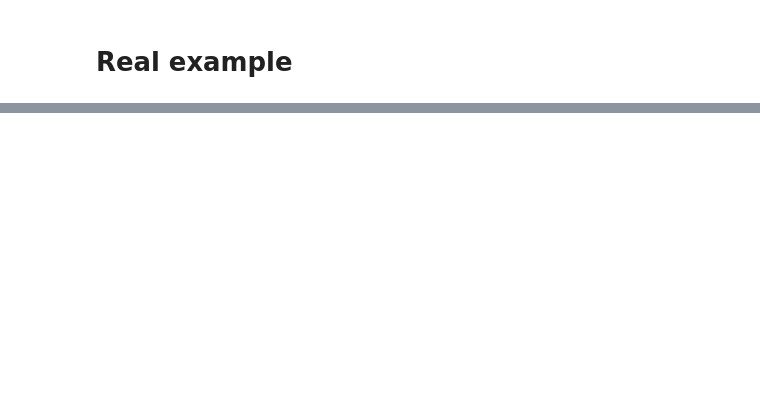
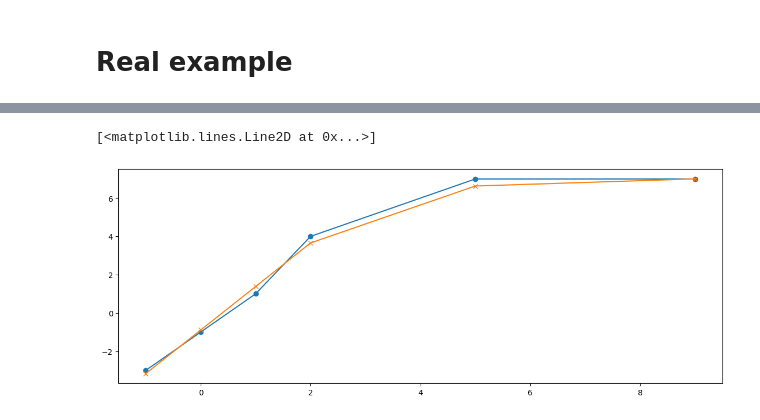
Before and after one commit to emmanueliarussi/DU-DeepLearning, a Jupyter notebook: tf/01_intro.ipynb, the cells around one changed output, grey strips where cells are left out. Drawn from its saved outputs; the diff is of its cells as text; code cells hidden in the pictures; blank space fills up the shorter version.

```diff
--- a/tf/01_intro.ipynb
+++ b/tf/01_intro.ipynb
@@ -140,2 +160,10 @@ Trainable params: 6
 Non-trainable params: 0
 _________________________________________________________________
+# %%
+model.fit(xs, ys, epochs=250*4, verbose=False)
+yh = model.predict(xs)
+
+plt.figure(figsize=(14,5))
+plt.plot(xs,ys, marker='o')
+plt.plot(xs,yh, marker='x')
+# %% [output]
@@ -141,0 +171,2 @@ _________________________________________________________________
+[<matplotlib.lines.Line2D at 0x...>]
+[figure, added]
```
Also changed, not shown: parts of 12 cells of this notebook, 11 other files.
